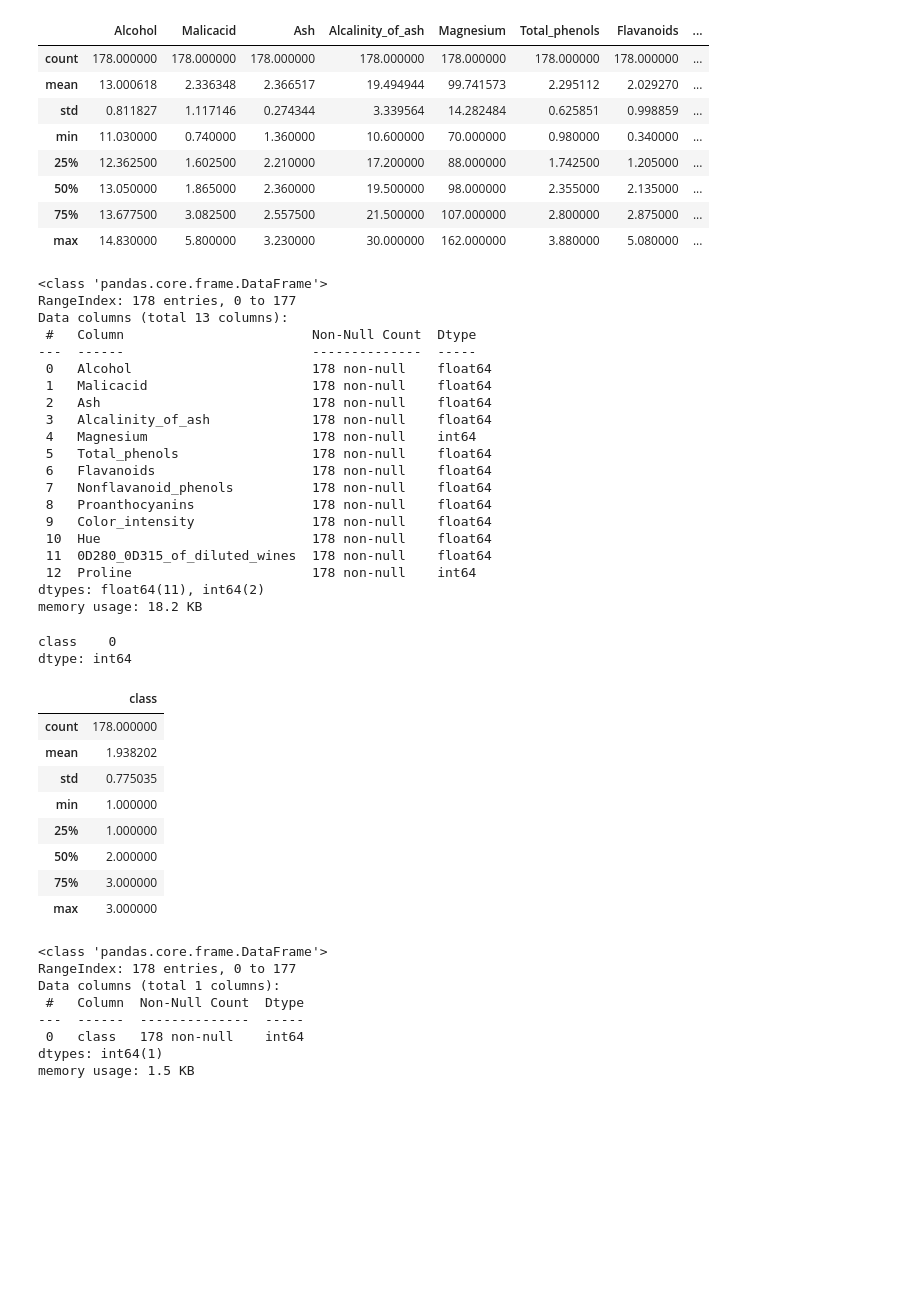
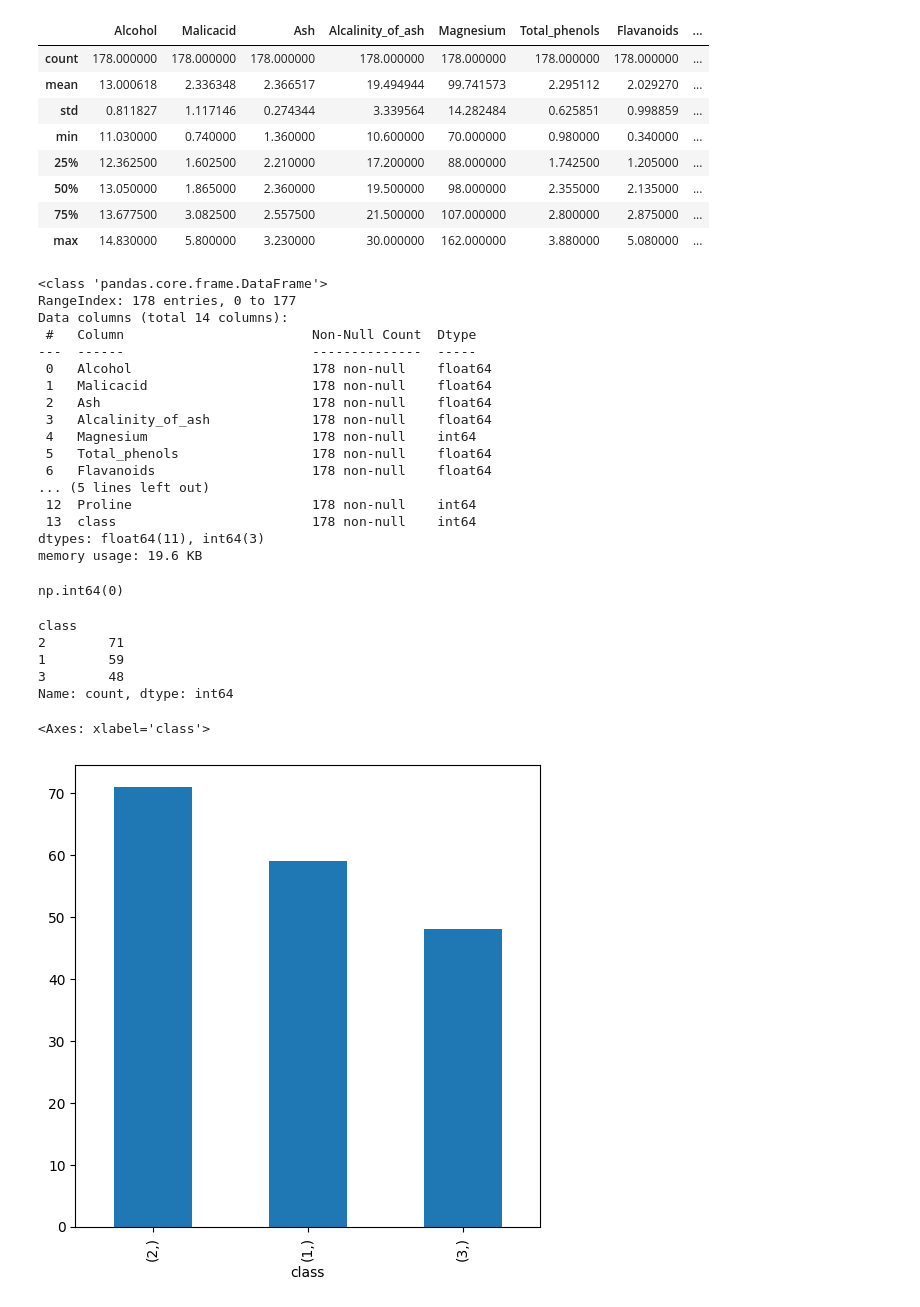
Before and after one commit to Eug-Chua/Wine-Classifier, a Jupyter notebook: wine_classifier.ipynb, the cells around one changed output. Drawn from its saved outputs; the diff is of its cells as text; code cells hidden in the pictures; blank space fills up the shorter version.

Commit message:
Added data preprocessing and K-means clustering

```diff
--- a/wine_classifier.ipynb
+++ b/wine_classifier.ipynb
@@ -54,11 +80,11 @@ X.describe()
 | 75% | 13.677500 | 3.082500 | 2.557500 | 21.500000 | 107.000000 | 2.800000 | 2.875000 | ... |
 | max | 14.830000 | 5.800000 | 3.230000 | 30.000000 | 162.000000 | 3.880000 | 5.080000 | ... |
 # %%
-X.info()
+df.info()
 # %% [output]
 <class 'pandas.core.frame.DataFrame'>
 RangeIndex: 178 entries, 0 to 177
-Data columns (total 13 columns):
+Data columns (total 14 columns):
  #   Column                        Non-Null Count  Dtype
 ---  ------                        --------------  -----
  0   Alcohol                       178 non-null    float64
@@ -68,43 +94,28 @@ Data columns (total 13 columns):
  4   Magnesium                     178 non-null    int64
  5   Total_phenols                 178 non-null    float64
  6   Flavanoids                    178 non-null    float64
- 7   Nonflavanoid_phenols          178 non-null    float64
- 8   Proanthocyanins               178 non-null    float64
- 9   Color_intensity               178 non-null    float64
- 10  Hue                           178 non-null    float64
- 11  0D280_0D315_of_diluted_wines  178 non-null    float64
+... (5 lines left out)
  12  Proline                       178 non-null    int64
-dtypes: float64(11), int64(2)
-memory usage: 18.2 KB
+ 13  class                         178 non-null    int64
+dtypes: float64(11), int64(3)
+memory usage: 19.6 KB
 # %%
-# check for null values
-y.isnull().sum()
+# check for duplicates
+df.duplicated().sum()
 # %% [output]
-class    0
-dtype: int64
+np.int64(0)
-# %%
-y.describe()
-# %% [output]
-|  | class |
-| count | 178.000000 |
-| mean | 1.938202 |
-| std | 0.775035 |
-| min | 1.000000 |
-| 25% | 1.000000 |
-| 50% | 2.000000 |
-| 75% | 3.000000 |
-| max | 3.000000 |
-# %%
-y.info()
-# %% [output]
-<class 'pandas.core.frame.DataFrame'>
-RangeIndex: 178 entries, 0 to 177
-Data columns (total 1 columns):
- #   Column  Non-Null Count  Dtype
----  ------  --------------  -----
- 0   class   178 non-null    int64
-dtypes: int64(1)
-memory usage: 1.5 KB
+# %%
+print(y.value_counts())
+plt.figure(figsize=(6, 6))
+y.value_counts().plot(kind='bar')
+# %% [output]
+class
+2        71
+1        59
+3        48
+Name: count, dtype: int64
+<Axes: xlabel='class'>
+[figure, added]
 # %% [markdown]
 Taking a quick look at the dataset, we note that:
 - there are 178 rows in the dataset with 13 unique features
```
Also changed, not shown: parts of 21 cells of this notebook.
